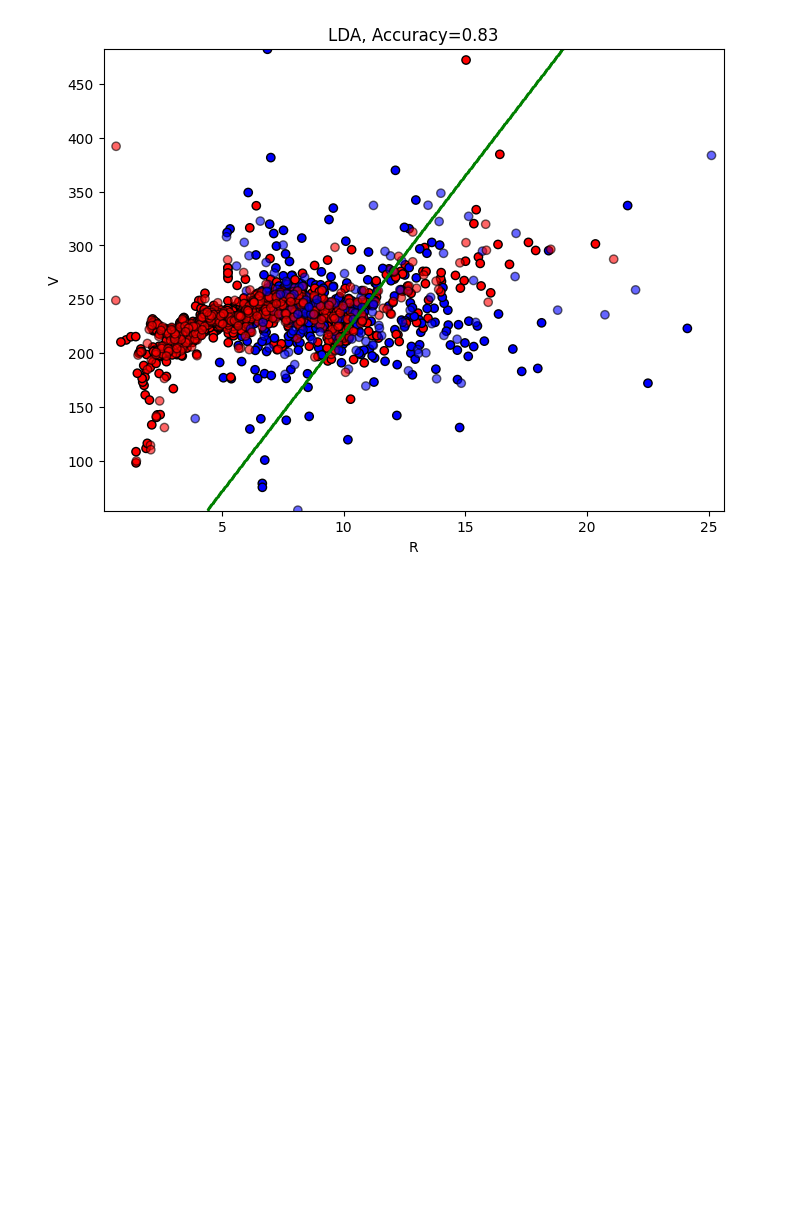
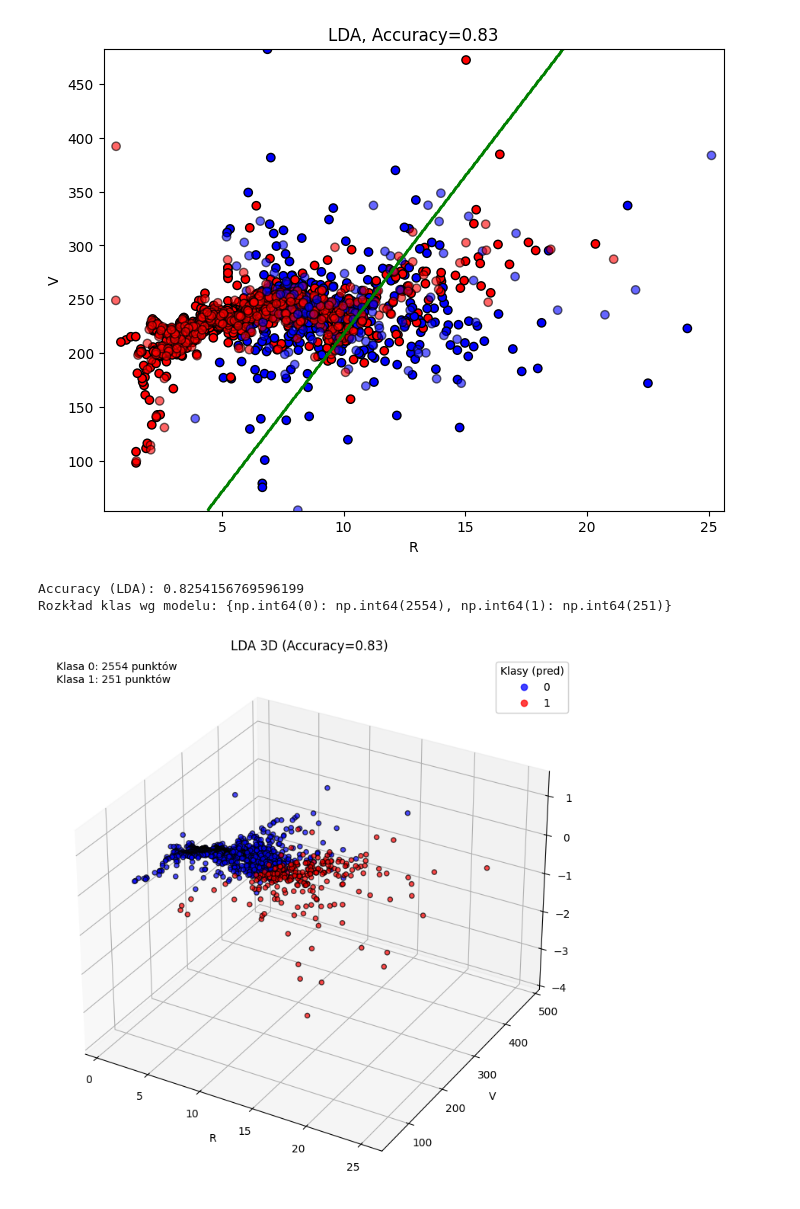
Before and after one commit to redrosesarecool/staz, a Jupyter notebook: Classifier_comparison.ipynb, the cells around one changed output. Saved outputs shown, nothing was run; the diff lists cells and outputs as text; code cells hidden in the pictures; blank space fills up the shorter version.

```diff
--- a/Classifier_comparison.ipynb
+++ b/Classifier_comparison.ipynb
@@ -499,3 +499,75 @@ plt.show()
 # %% [output]
 Accuracy (LDA): 0.8266033254156769
 [figure]
+# %%
+import pandas as pd
+import numpy as np
+import matplotlib.pyplot as plt
+from matplotlib.colors import ListedColormap
+from sklearn.discriminant_analysis import LinearDiscriminantAnalysis
+from sklearn.model_selection import train_test_split
+
+# danr
+file_path = "/content/drive/My Drive/r_v_z.dat"
+df_all = pd.read_csv(file_path, delim_whitespace=True)
+
+# dane wejściowe: R, V, z
+X = df_all[['R', 'V', 'z']].values
+
+# klasy
+y = np.zeros(len(df_all), dtype=int)
+y[2217:2723] = 1                       # poprawne gwiazdy
+
+# podział na train i test
+X_train, X_test, y_train, y_test = train_test_split(
+    X, y, test_size=0.3, random_state=42, stratify=y
+)
+
+# model LDA
+clf = LinearDiscriminantAnalysis()
+clf.fit(X_train, y_train) # uczenie modelu na danych treningowyc
+
+# dokładność
+score = clf.score(X_test, y_test)
+print("Accuracy (LDA):", score)
+
+# predykcje
+y_pred = clf.predict(X) #każdy element to etykieta klasy przewidzianej przez model
+unique, counts = np.unique(y_pred, return_counts=True) # liczba punktów w każdej klasie
+class_distribution = dict(zip(unique, counts)) # łączy wartości i robi z nich slownik
+print("Rozkład klas wg modelu:", class_distribution)
+
+# wykres 3d
+plt.ion()  # tryb interaktywny
+fig = plt.figure(figsize=(12, 9))
+ax = fig.add_subplot(111, projection="3d")
+
+# parametry jak mają punkty wyglądać
+custom_cmap = ListedColormap(["blue", "red"]) # kolory punktów
+scatter = ax.scatter(
+    X[:, 0], X[:, 1], X[:, 2], c=y_pred, cmap=custom_cmap, marker="o", edgecolor="k", alpha=0.7
+)
+
+# etykiety osi
+ax.set_xlabel("R")
+ax.set_ylabel("V")
+ax.set_zlabel("z")
+ax.set_title(f"LDA 3D (Accuracy={score:.2f})")
+
+# legenda
+legend1 = ax.legend(
+    *scatter.legend_elements(),
+    title="Klasy (pred)",
+    loc="upper right"
+)
+ax.add_artist(legend1)
+
+# liczba punktów w każdej klasie
+txt = "\n".join([f"Klasa {k}: {v} punktów" for k, v in class_distribution.items()])
+ax.text2D(0.02, 0.95, txt, transform=ax.transAxes)
+
+plt.show()
+# %% [output]
+Accuracy (LDA): 0.8254156769596199
+Rozkład klas wg modelu: {np.int64(0): np.int64(2554), np.int64(1): np.int64(251)}
+[figure, added]
```
